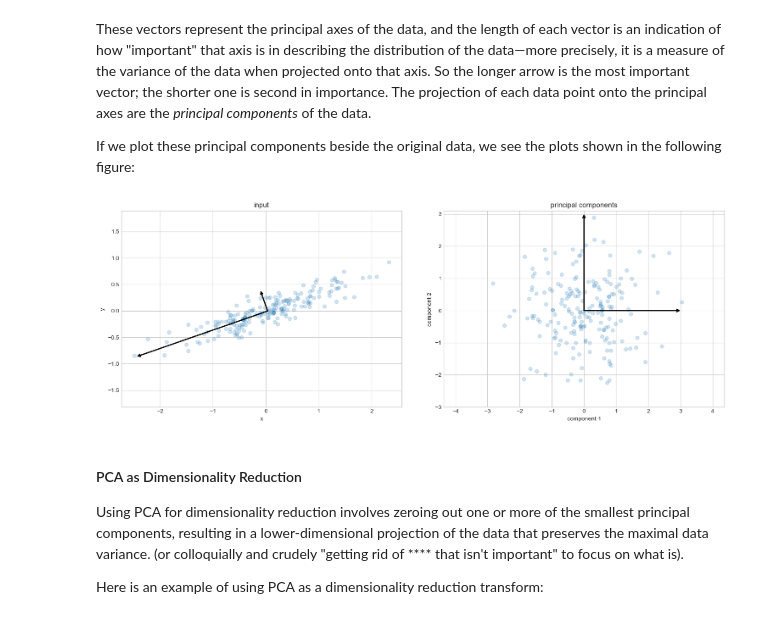
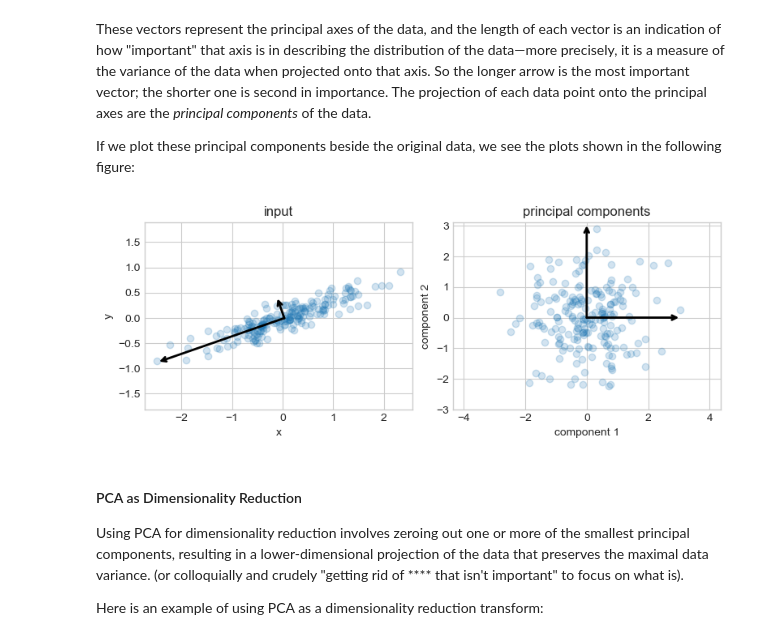
Before and after one commit to thaynecurrie/phys7903_fall2026, a Jupyter notebook: ScientificPythonNotes/NumPy/Python_NumPy_part8.ipynb, the cells around one changed output. Saved outputs shown, nothing was run; the diff lists cells and outputs as text; code cells hidden in the pictures.

```diff
--- a/ScientificPythonNotes/NumPy/Python_NumPy_part8.ipynb
+++ b/ScientificPythonNotes/NumPy/Python_NumPy_part8.ipynb
@@ -78,7 +78,8 @@ def draw_vector(v0, v1, ax=None):
     ax.annotate('', v1, v0, arrowprops=arrowprops)
 
 # plot data, simple way
-plt.scatter(X[:, 0], X[:, 1], alpha=0.2)
+fig,ax=plt.subplots(figsize=(5,5))
+ax.scatter(X[:, 0], X[:, 1], alpha=0.2)
 print('the pca mean is {0:.3f} {1:.3f}'.format(pca.mean_[0],pca.mean_[1]))
 print('')
 for length, vector in zip(pca.explained_variance_, pca.components_):
@@ -112,35 +113,35 @@ X = np.dot(rng.rand(2, 2), rng.randn(2, 200)).T
 pca = PCA(n_components=2, whiten=True)
 pca.fit(X)
 
 ######we will get to this later
-fig, ax = plt.subplots(1, 2, figsize=(16, 6))
+fig, ax = plt.subplots(1, 2, figsize=(8, 3))
 fig.subplots_adjust(left=0.0625, right=0.95, wspace=0.15)
 ######
 
 # plot data
 ax[0].scatter(X[:, 0], X[:, 1], alpha=0.2)
 for i,(length, vector) in enumerate(zip(pca.explained_variance_, pca.components_)):
     v = vector * 3 * np.sqrt(length)
     draw_vector(pca.mean_, pca.mean_ + v, ax=ax[0])
 ax[0].axis('equal');
 #ax[0].set(xlabel='x', ylabel='y', title='input',xlim=(-3,3),ylim=(-2,2))
 ax[0].set_xlabel('x')
 ax[0].set_ylabel('y')
 ax[0].set_title('input')
 
 # plot principal components
 X_pca = pca.transform(X)
 ax[1].scatter(X_pca[:, 0], X_pca[:, 1], alpha=0.2)
 draw_vector([0, 0], [0, 3], ax=ax[1])
 draw_vector([0, 0], [3, 0], ax=ax[1])
 ax[1].axis('equal')
 ax[1].set(xlabel='component 1', ylabel='component 2',
           title='principal components',
           xlim=(-5, 5), ylim=(-3, 3.1))
 
 plt.show()
 # %% [output]
-[figure, old version]
+[figure, new version]
 # %% [markdown]
 #### PCA as Dimensionality Reduction
 
```
Also changed, not shown: parts of 15 cells of this notebook, 12 other files.
